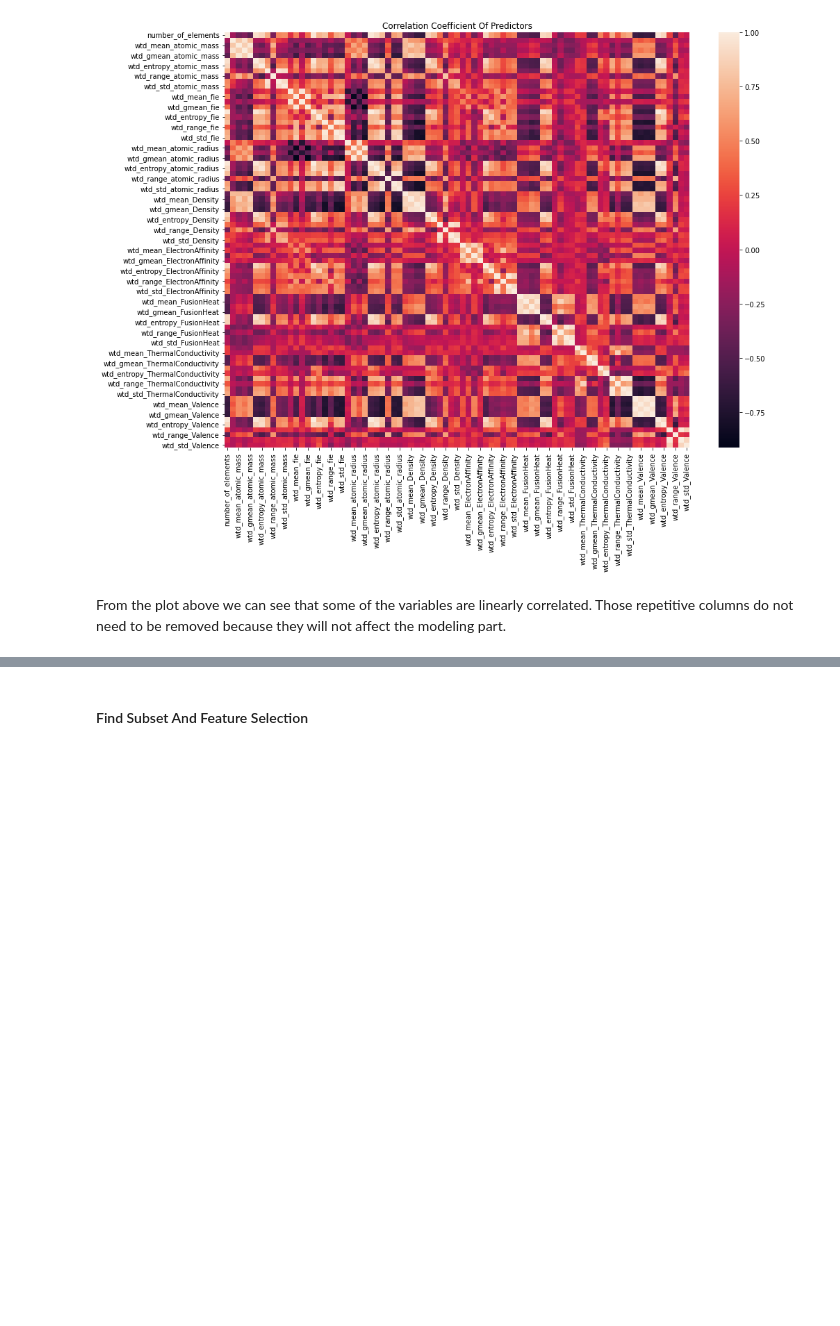
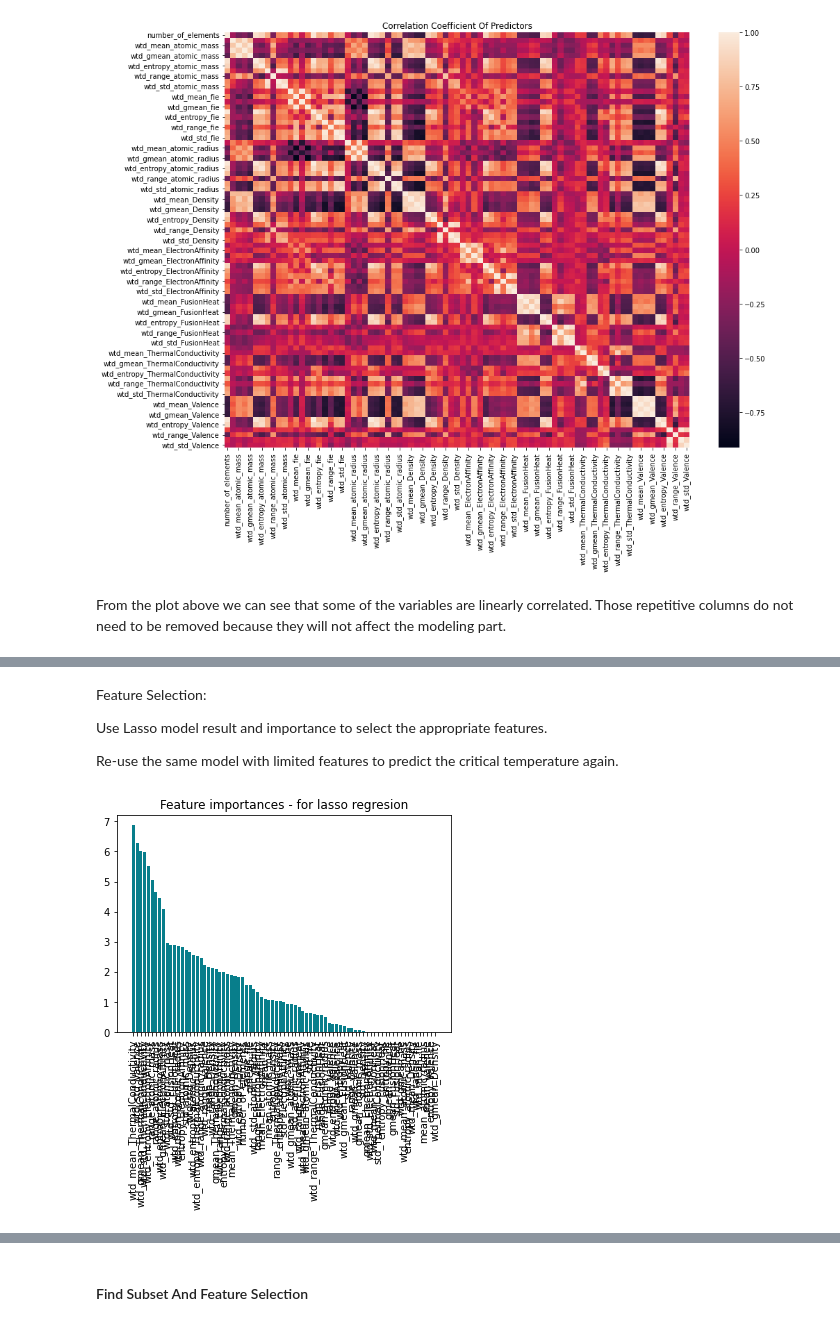
Before and after one commit to kuohu233/IE_7300, a Jupyter notebook: project.ipynb, the cells around one changed output, grey strips where cells are left out. Drawn from its saved outputs; the diff is of its cells as text; code cells hidden in the pictures; blank space fills up the shorter version.

```diff
--- a/project.ipynb
+++ b/project.ipynb
@@ -325,0 +376,20 @@ class LinearRegression():
+# %% [markdown]
+Feature Selection:
+
+Use Lasso model result and importance to select the appropriate features.
+
+Re-use the same model with limited features to predict the critical temperature again.
+# %%
+# Lasso
+
+dfX = pd.DataFrame(x,columns=x.columns)
+lassoImportantfeatures = pd.DataFrame(data={'feature': dfX.columns})
+lassoImportantfeatures["importance"] = np.abs(pd.DataFrame(lasso.w))
+lassoImportantfeatures = lassoImportantfeatures.sort_values(by='importance', ascending=False)
+
+plt.bar(x=lassoImportantfeatures['feature'], height=lassoImportantfeatures['importance'], color='#087E8B')
+plt.title('Feature importances - for lasso regresion')
+plt.xticks(rotation='vertical')
+plt.show()
+# %% [output]
+[figure, added]
```
Also changed, not shown: parts of 30 cells of this notebook, 13 other files.
